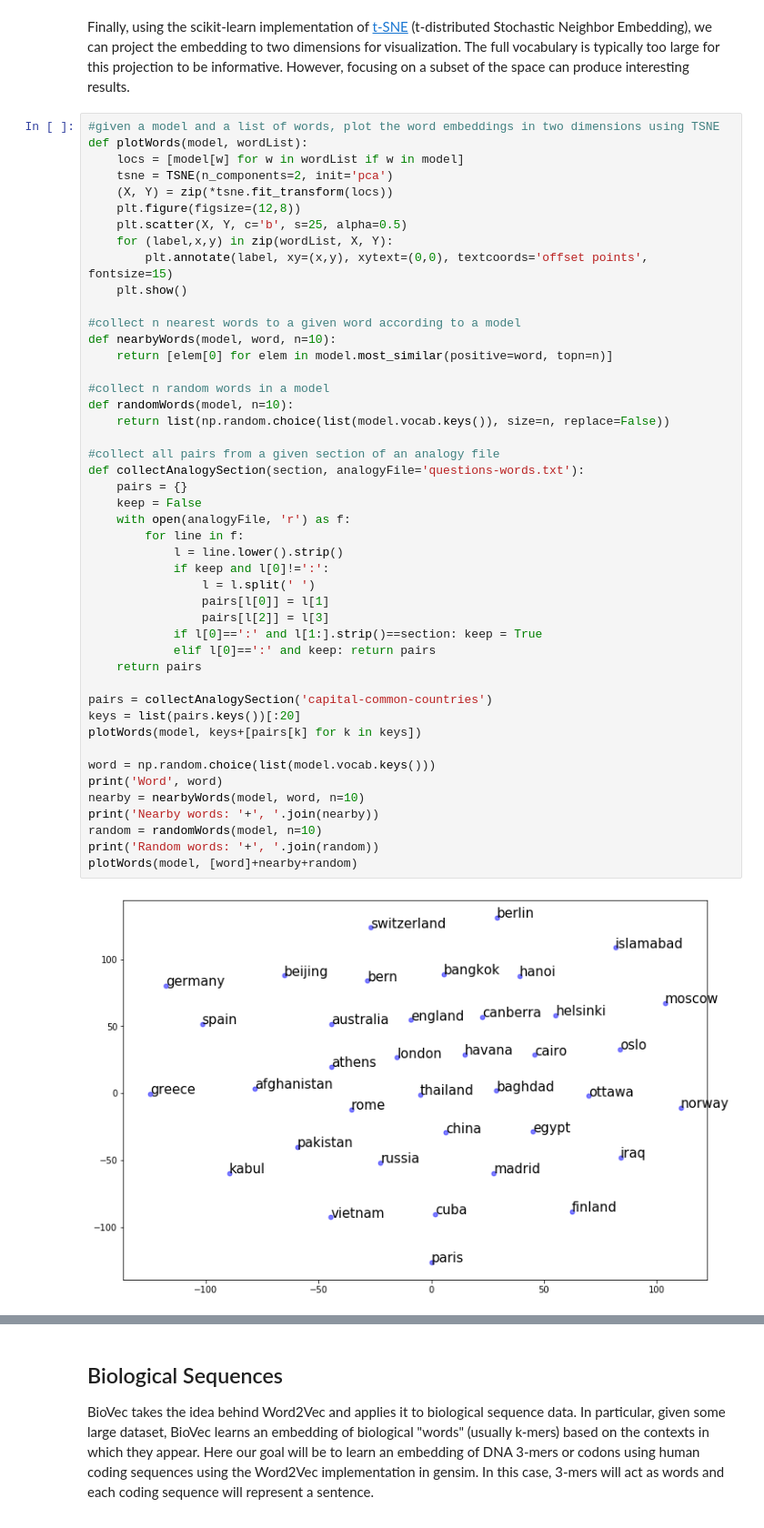
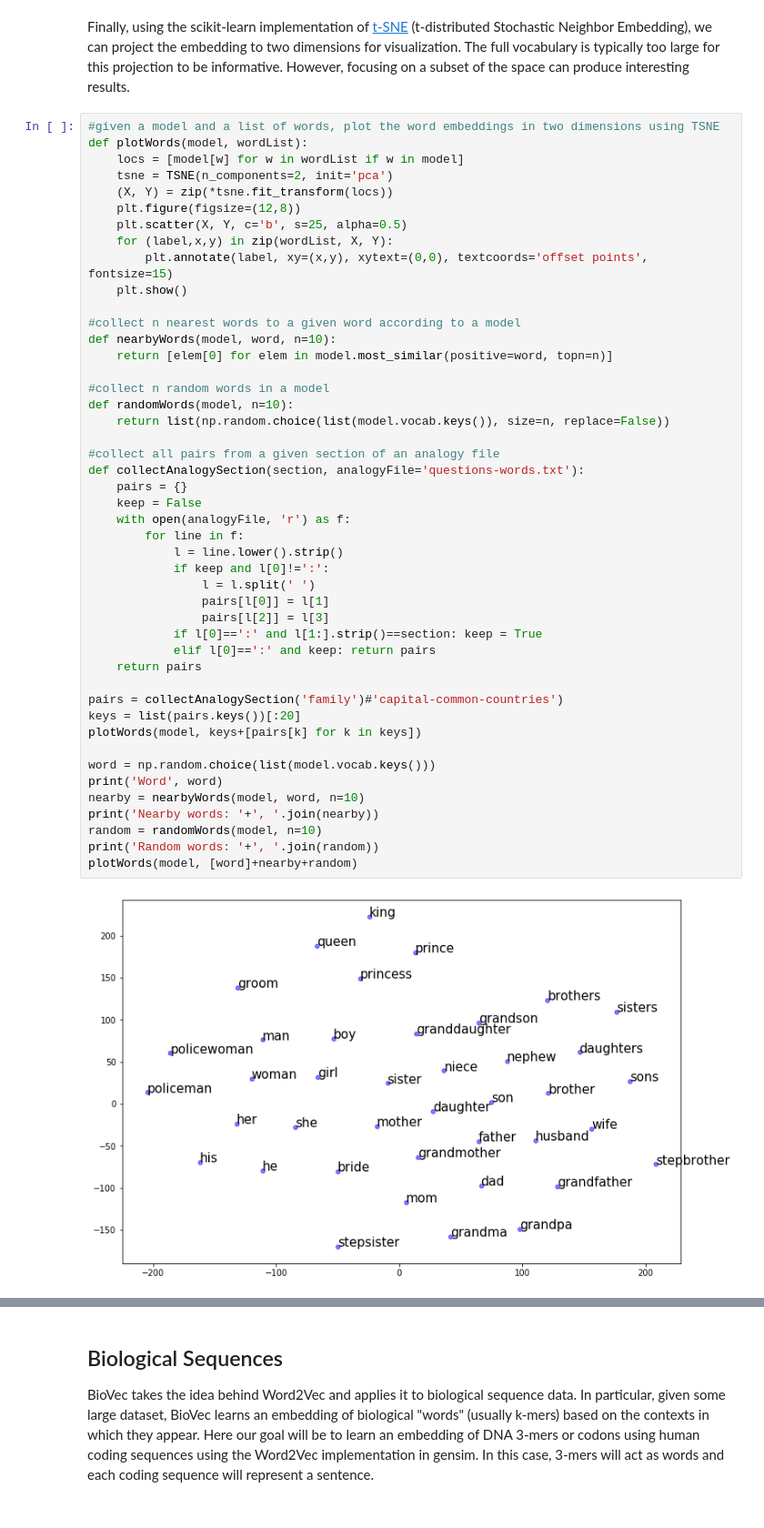
Before and after one commit to riti4538/ACM-BCB-2019-Tutorial, a Jupyter notebook: word2vec-examples.ipynb, the cells around one changed output, grey strips where cells are left out. Shown at 91% size. Cells and saved outputs as stored; diff of their text form.

```diff
--- a/word2vec-examples.ipynb
+++ b/word2vec-examples.ipynb
@@ -226,32 +226,32 @@ def nearbyWords(model, word, n=10):
 #collect n random words in a model
 def randomWords(model, n=10):
     return list(np.random.choice(list(model.vocab.keys()), size=n, replace=False))
 
 #collect all pairs from a given section of an analogy file
 def collectAnalogySection(section, analogyFile='questions-words.txt'):
     pairs = {}
     keep = False
     with open(analogyFile, 'r') as f:
         for line in f:
             l = line.lower().strip()
             if keep and l[0]!=':':
                 l = l.split(' ')
                 pairs[l[0]] = l[1]
                 pairs[l[2]] = l[3]
             if l[0]==':' and l[1:].strip()==section: keep = True
             elif l[0]==':' and keep: return pairs
     return pairs
 
-pairs = collectAnalogySection('capital-common-countries')
+pairs = collectAnalogySection('family')#'capital-common-countries')
 keys = list(pairs.keys())[:20]
 plotWords(model, keys+[pairs[k] for k in keys])
 
 word = np.random.choice(list(model.vocab.keys()))
 print('Word', word)
 nearby = nearbyWords(model, word, n=10)
 print('Nearby words: '+', '.join(nearby))
 random = randomWords(model, n=10)
 print('Random words: '+', '.join(random))
 plotWords(model, [word]+nearby+random)
 # %% [output]
-[figure, old version]
+[figure, new version]
```
Also changed, not shown: parts of 7 cells of this notebook, 4 other files.
